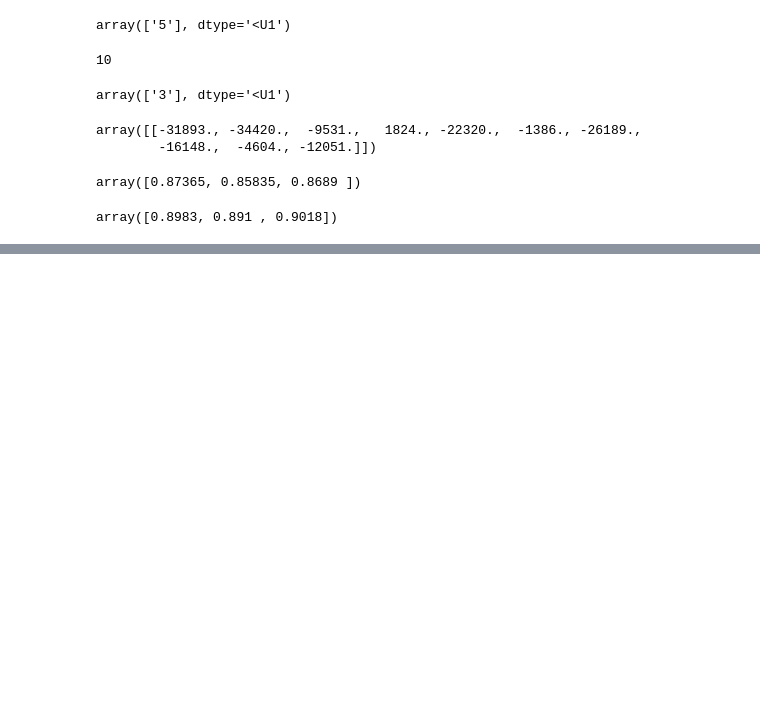
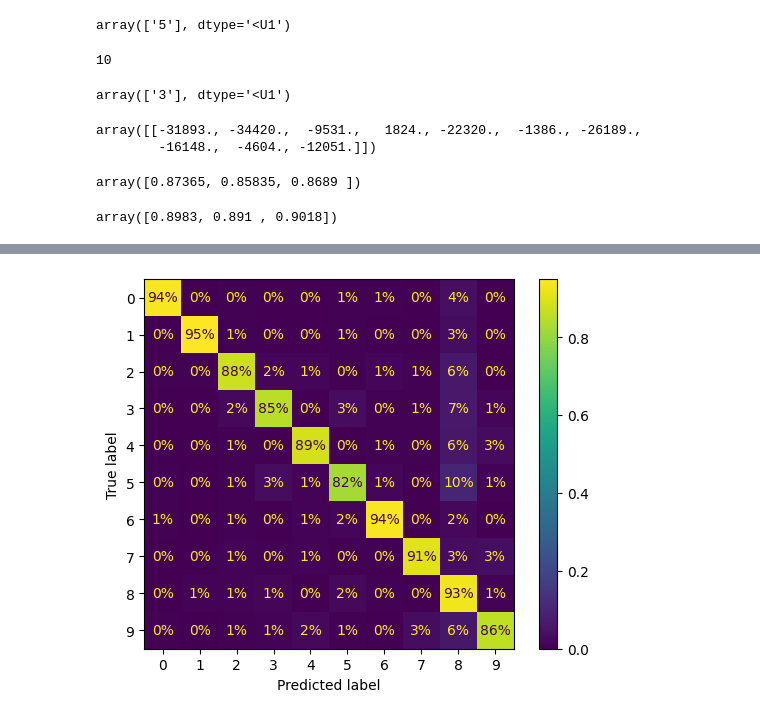
Before and after one commit to maruf037/Classification_sklearn, a Jupyter notebook: MNIST.ipynb, the cells around one changed output, grey strips where cells are left out. Cells and saved outputs as stored; diff of their text form; code cells hidden in the pictures; blank space fills up the shorter version.

```diff
--- a/MNIST.ipynb
+++ b/MNIST.ipynb
@@ -301,0 +312,5 @@ array([0.8983, 0.891 , 0.9018])
+# %%
+ConfusionMatrixDisplay.from_predictions(y_train, y_train_pred, normalize="true", values_format=".0%")
+plt.show()
+# %% [output]
+[figure, added]
```
Also changed, not shown: parts of 3 cells of this notebook.
